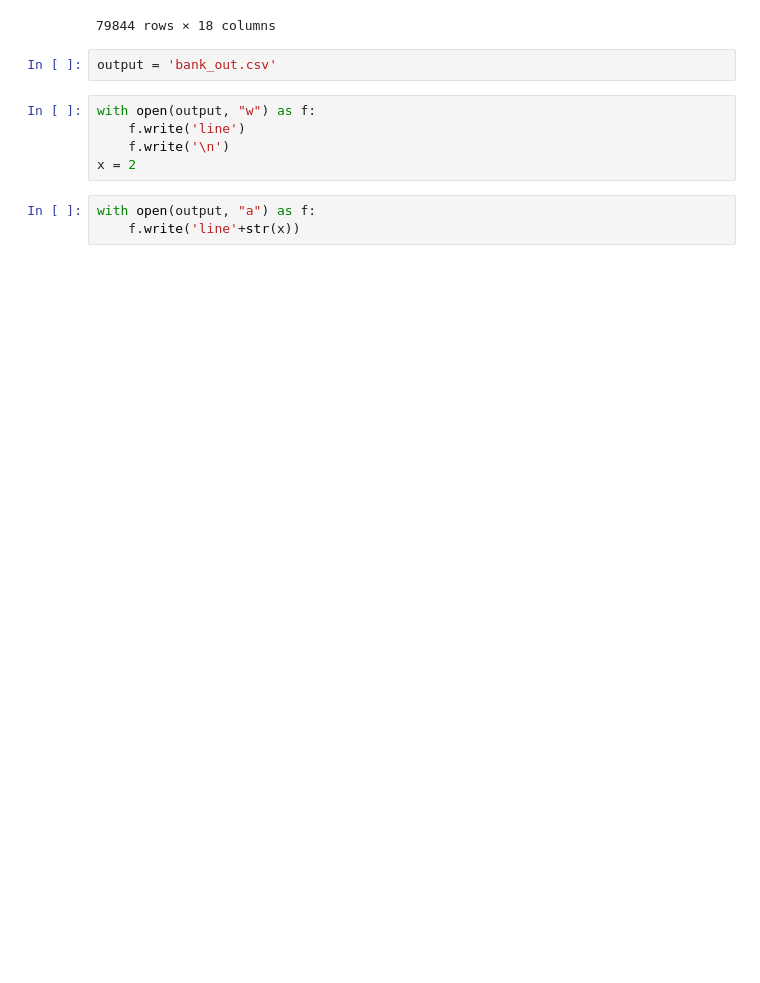
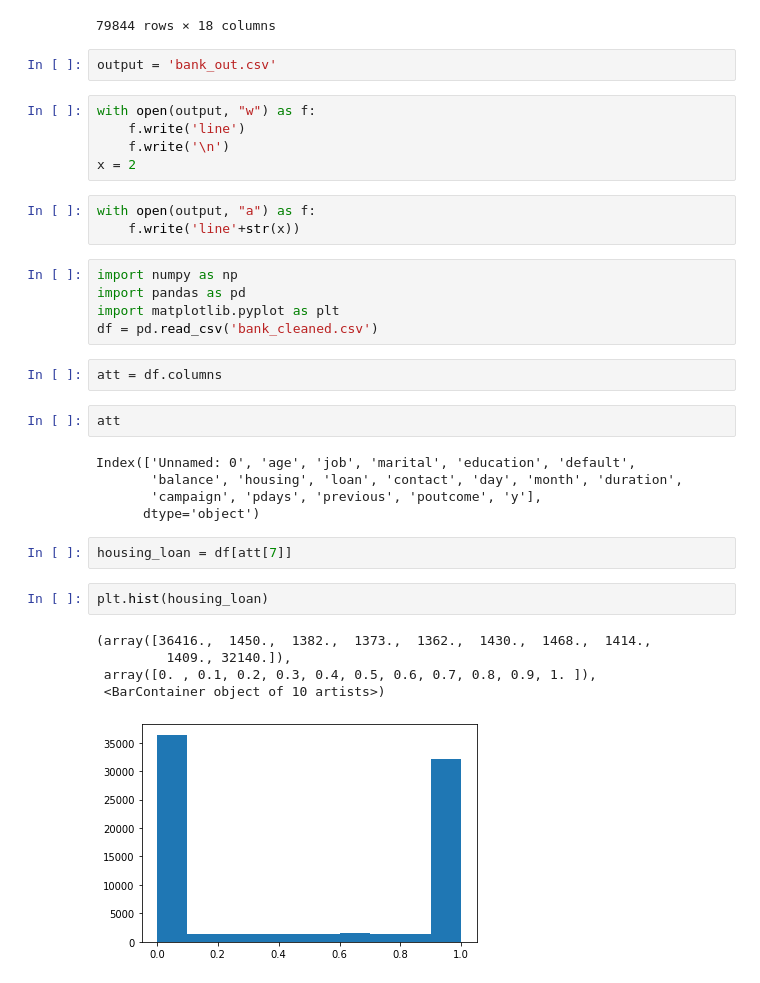
Before and after one commit to nikhil-co/Qkrishi-QSVM, a Jupyter notebook: scrathpad.ipynb, the cells around one changed output. Drawn from its saved outputs; the diff is of its cells as text; blank space fills up the shorter version.

```diff
--- a/scrathpad.ipynb
+++ b/scrathpad.ipynb
@@ -329,3 +323,27 @@ x = 2
 # %%
 with open(output, "a") as f:
     f.write('line'+str(x))
+# %%
+import numpy as np
+import pandas as pd
+import matplotlib.pyplot as plt
+df = pd.read_csv('bank_cleaned.csv')
+# %%
+att = df.columns
+# %%
+att
+# %% [output]
+Index(['Unnamed: 0', 'age', 'job', 'marital', 'education', 'default',
+       'balance', 'housing', 'loan', 'contact', 'day', 'month', 'duration',
+       'campaign', 'pdays', 'previous', 'poutcome', 'y'],
+      dtype='object')
+# %%
+housing_loan = df[att[7]]
+# %%
+plt.hist(housing_loan)
+# %% [output]
+(array([36416.,  1450.,  1382.,  1373.,  1362.,  1430.,  1468.,  1414.,
+         1409., 32140.]),
+ array([0. , 0.1, 0.2, 0.3, 0.4, 0.5, 0.6, 0.7, 0.8, 0.9, 1. ]),
+ <BarContainer object of 10 artists>)
+[figure, added]
```
Also changed, not shown: parts of 2 cells of this notebook, 41 other files.
